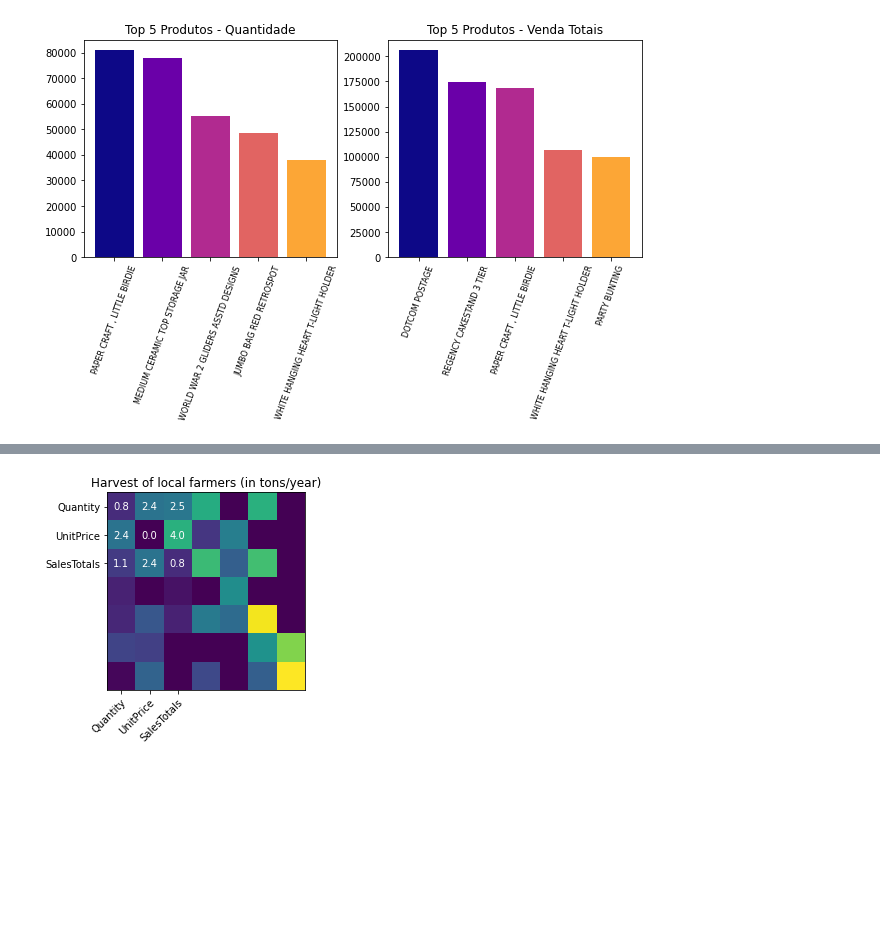
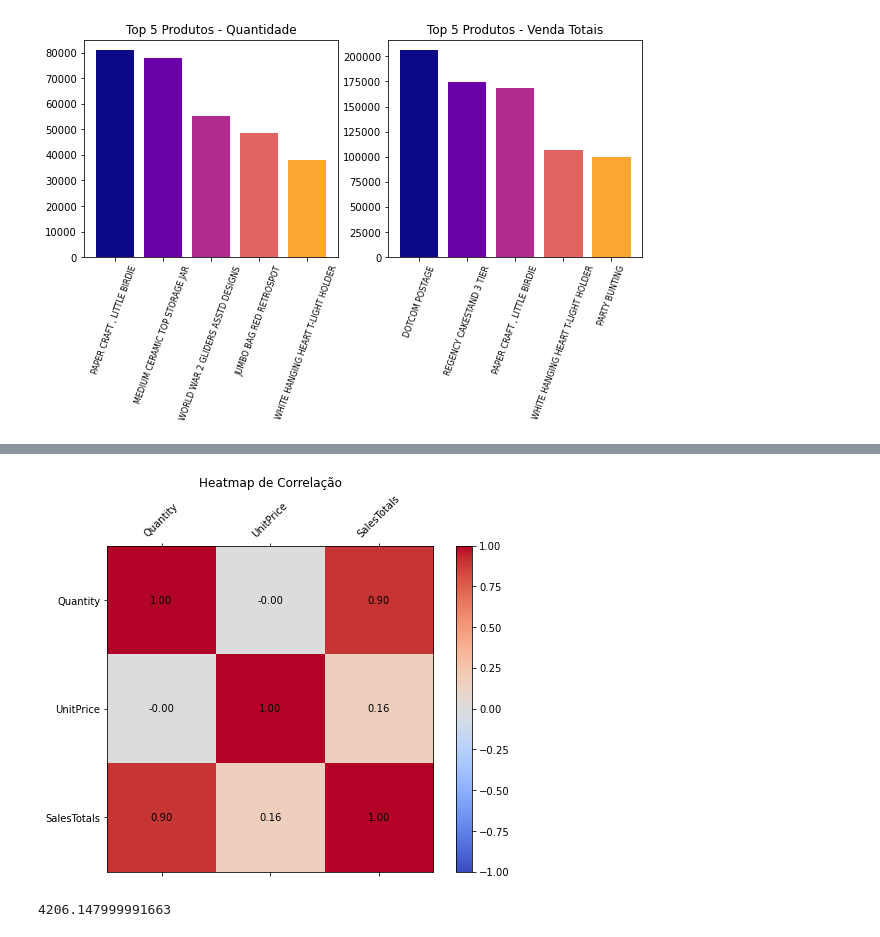
Before and after one commit to Franklin-Souza/portfolio, a Jupyter notebook: Projeto-1_Online_Retail.ipynb, the cells around one changed output, grey strips where cells are left out. Cells and saved outputs as stored; diff of their text form; code cells hidden in the pictures; blank space fills up the shorter version.

```diff
--- a/Projeto-1_Online_Retail.ipynb
+++ b/Projeto-1_Online_Retail.ipynb
@@ -296,23 +307,35 @@ plt.show()  # Mostra os gráficos
 # %%
-fig, ax = plt.subplots()
-im = ax.imshow(harvest)
-
-# Show all ticks and label them with the respective list entries
-ax.set_xticks(np.arange(len(colunas_numericas)), labels=colunas_numericas)
-ax.set_yticks(np.arange(len(colunas_numericas)), labels=colunas_numericas)
-
-# Rotate the tick labels and set their alignment.
-plt.setp(ax.get_xticklabels(), rotation=45, ha="right",
-         rotation_mode="anchor")
-
-# Loop over data dimensions and create text annotations.
-for i in range(len(colunas_numericas)):
-    for j in range(len(colunas_numericas)):
-        text = ax.text(j, i, harvest[i, j],
-                       ha="center", va="center", color="w")
-
-ax.set_title("Harvest of local farmers (in tons/year)")
-fig.tight_layout()
-plt.show()
+corr_matrix = df[['Quantity','UnitPrice','SalesTotals']].corr()
-# %% [output]
-[figure, removed]
+# %%
+fig, ax7 = plt.subplots(figsize=(8,6))
+
+coax = ax7.matshow(corr_matrix, cmap='coolwarm', vmin=-1, vmax=1)
+
+fig.colorbar(coax)
+
+# Definindo os rótulos dos eixos
+ax7.set_xticks(np.arange(len(corr_matrix.columns)))
+ax7.set_yticks(np.arange(len(corr_matrix.columns)))
+ax7.set_xticklabels(corr_matrix.columns)
+ax7.set_yticklabels(corr_matrix.columns)
+
+plt.xticks(rotation=45)
+
+# Adicionando os valores numéricos dentro das células
+for i in range(len(corr_matrix.columns)):
+    for j in range(len(corr_matrix.columns)):
+        ax7.text(j, i, f'{corr_matrix.iloc[i, j]:.2f}', ha='center', va='center', color='black')
+
+
+        # Definindo o título do gráfico
+plt.title('Heatmap de Correlação')
+
+# Exibindo o gráfico
+plt.show()
+# %% [output]
+[figure, added]
+# %%
+df_out_quant = df['Quantity'].quantile(0.99999)
+df_out_quant
+# %% [output]
+4206.147999991663
```
Also changed, not shown: parts of 10 cells of this notebook.
